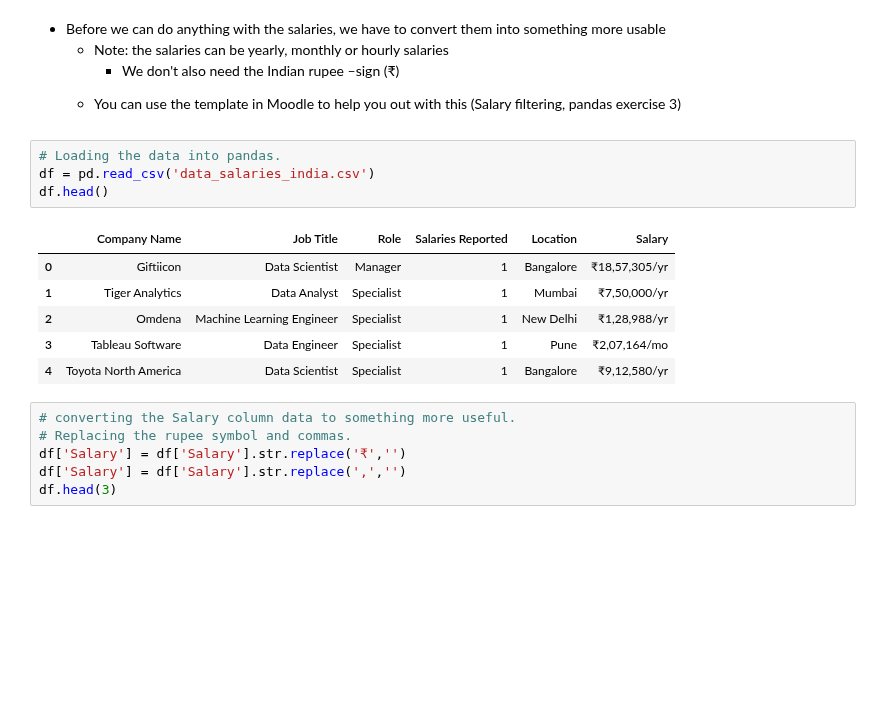
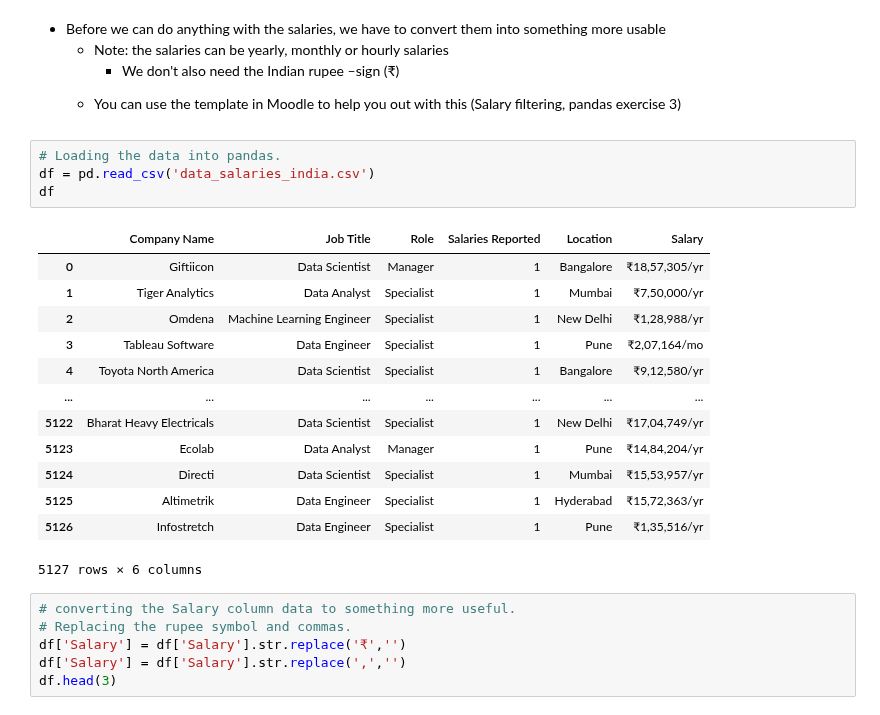
Before and after one commit to jehuhta/Intro_Data_Analytics_Huhta_Jeremy_Spring2025, a Jupyter notebook: Exercises_2_Pandas/DataAnalyticsExerciseSet2.ipynb, the cells around one changed output. Saved outputs shown, nothing was run; the diff lists cells and outputs as text; blank space fills up the shorter version.

```diff
--- a/Exercises_2_Pandas/DataAnalyticsExerciseSet2.ipynb
+++ b/Exercises_2_Pandas/DataAnalyticsExerciseSet2.ipynb
@@ -450,14 +450,21 @@ print(f" The lowest total price in the DataFrame: $ {df['Total Price'].min()} ")
 # %%
 # Loading the data into pandas.
 df = pd.read_csv('data_salaries_india.csv')
-df.head()
+df
 # %% [output]
 |  | Company Name | Job Title | Role | Salaries Reported | Location | Salary |
 | 0 | Giftiicon | Data Scientist | Manager | 1 | Bangalore | ₹18,57,305/yr |
 | 1 | Tiger Analytics | Data Analyst | Specialist | 1 | Mumbai | ₹7,50,000/yr |
 | 2 | Omdena | Machine Learning Engineer | Specialist | 1 | New Delhi | ₹1,28,988/yr |
 | 3 | Tableau Software | Data Engineer | Specialist | 1 | Pune | ₹2,07,164/mo |
 | 4 | Toyota North America | Data Scientist | Specialist | 1 | Bangalore | ₹9,12,580/yr |
+| ... | ... | ... | ... | ... | ... | ... |
+| 5122 | Bharat Heavy Electricals | Data Scientist | Specialist | 1 | New Delhi | ₹17,04,749/yr |
+| 5123 | Ecolab | Data Analyst | Manager | 1 | Pune | ₹14,84,204/yr |
+| 5124 | Directi | Data Scientist | Specialist | 1 | Mumbai | ₹15,53,957/yr |
+| 5125 | Altimetrik | Data Engineer | Specialist | 1 | Hyderabad | ₹15,72,363/yr |
+| 5126 | Infostretch | Data Engineer | Specialist | 1 | Pune | ₹1,35,516/yr |
+5127 rows × 6 columns
 # %%
 # converting the Salary column data to something more useful.
 # Replacing the rupee symbol and commas.
```
Also changed, not shown: parts of 9 cells of this notebook, 2 other files.
